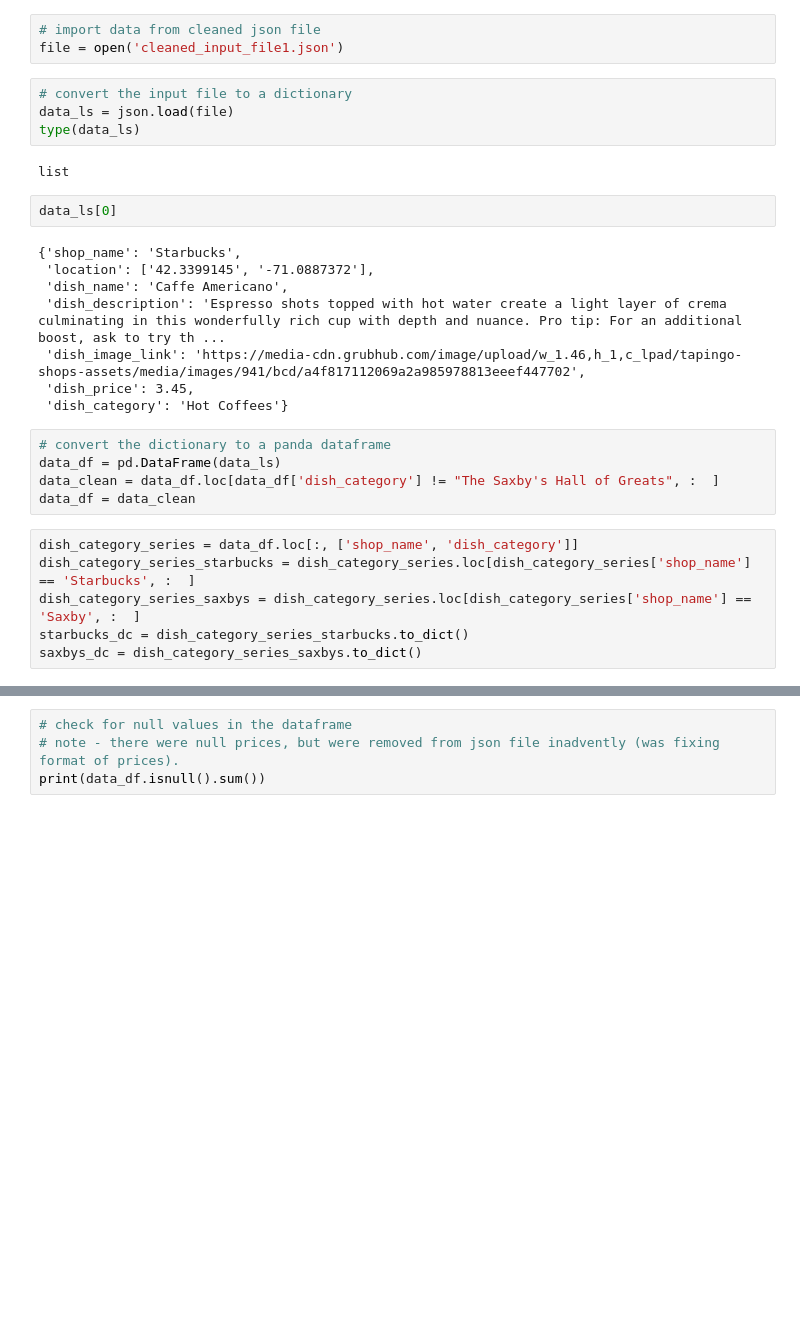
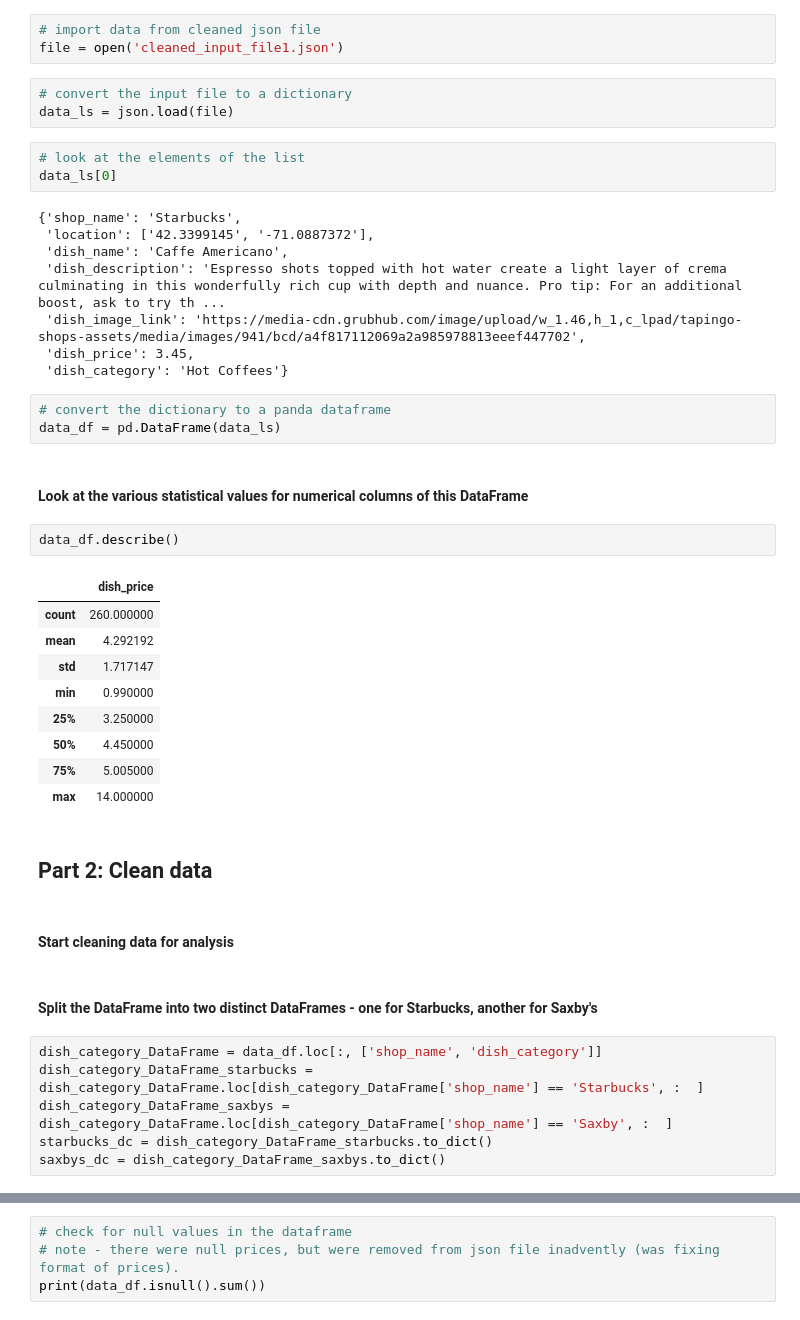
Before and after one commit to patriots1/SaxbysStarbucksComparision, a Jupyter notebook: Analysis.ipynb, the cells around one changed output, grey strips where cells are left out. Drawn from its saved outputs; the diff is of its cells as text; blank space fills up the shorter version.

```diff
--- a/Analysis.ipynb
+++ b/Analysis.ipynb
@@ -12,10 +30,8 @@ file = open('cleaned_input_file1.json')
 # %%
 # convert the input file to a dictionary
 data_ls = json.load(file)
-type(data_ls)
-# %% [output]
-list
 # %%
+# look at the elements of the list
 data_ls[0]
 # %% [output]
 {'shop_name': 'Starbucks',
@@ -28,11 +44,29 @@ data_ls[0]
 # %%
 # convert the dictionary to a panda dataframe
 data_df = pd.DataFrame(data_ls)
-data_clean = data_df.loc[data_df['dish_category'] != "The Saxby's Hall of Greats", :  ]
-data_df = data_clean
+# %% [markdown]
+#### Look at the various statistical values for numerical columns of this DataFrame
+# %%
+data_df.describe()
+# %% [output]
+|  | dish_price |
+| count | 260.000000 |
+| mean | 4.292192 |
+| std | 1.717147 |
+| min | 0.990000 |
+| 25% | 3.250000 |
+| 50% | 4.450000 |
+| 75% | 5.005000 |
+| max | 14.000000 |
+# %% [markdown]
+## Part 2: Clean data
+# %% [markdown]
+#### Start cleaning data for analysis
+# %% [markdown]
+#### Split the DataFrame into two distinct DataFrames - one for Starbucks, another for Saxby's
 # %%
-dish_category_series = data_df.loc[:, ['shop_name', 'dish_category']]
-dish_category_series_starbucks = dish_category_series.loc[dish_category_series['shop_name'] == 'Starbucks', :  ]
-dish_category_series_saxbys = dish_category_series.loc[dish_category_series['shop_name'] == 'Saxby', :  ]
-starbucks_dc = dish_category_series_starbucks.to_dict()
-saxbys_dc = dish_category_series_saxbys.to_dict()
+dish_category_DataFrame = data_df.loc[:, ['shop_name', 'dish_category']]
+dish_category_DataFrame_starbucks = dish_category_DataFrame.loc[dish_category_DataFrame['shop_name'] == 'Starbucks', :  ]
+dish_category_DataFrame_saxbys = dish_category_DataFrame.loc[dish_category_DataFrame['shop_name'] == 'Saxby', :  ]
+starbucks_dc = dish_category_DataFrame_starbucks.to_dict()
+saxbys_dc = dish_category_DataFrame_saxbys.to_dict()
```
Also changed, not shown: parts of 47 cells of this notebook, 1 other file.
